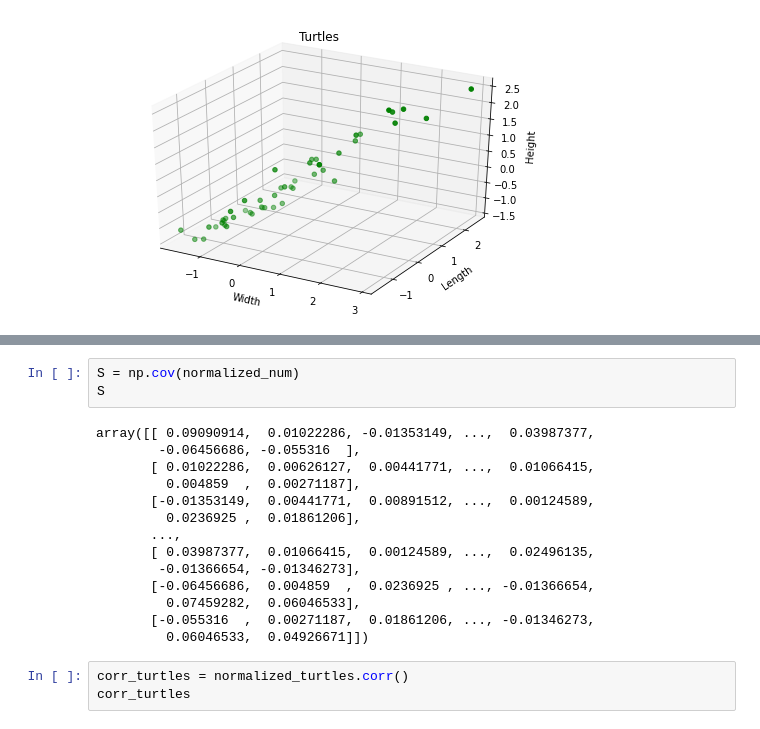
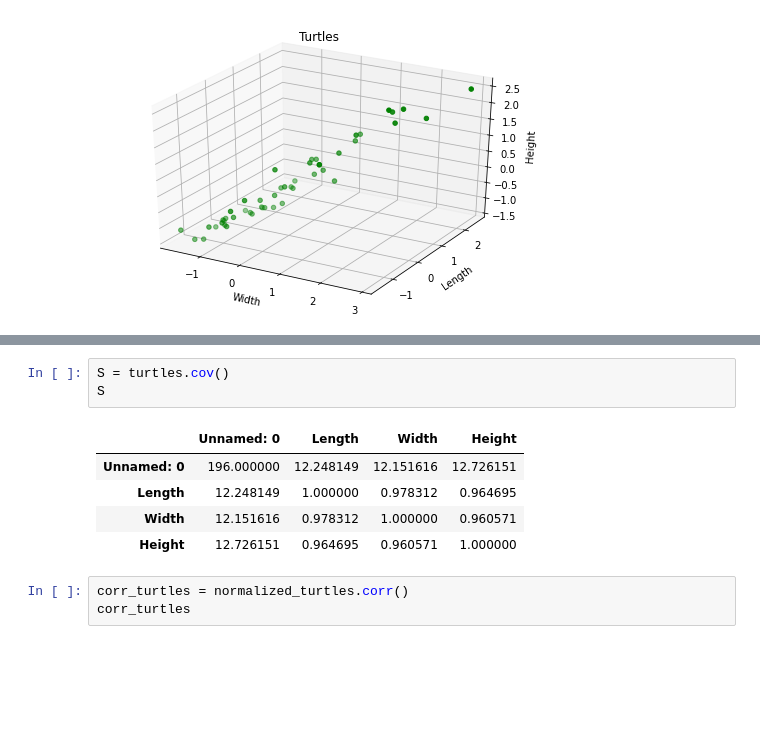
Before and after one commit to guidodinello/Modelos-Estadisticos-para-Regresion-y-Clasificacion, a Jupyter notebook: PCA.ipynb, the cells around one changed output, grey strips where cells are left out. Cells and saved outputs as stored; diff of their text form; blank space fills up the shorter version.

```diff
--- a/PCA.ipynb
+++ b/PCA.ipynb
@@ -56,22 +56,14 @@ normalized_turtles.Height[0]
 # %% [output]
 -1.1120593796651308
 # %%
-S = np.cov(normalized_num)
+S = turtles.cov()
 S
 # %% [output]
-array([[ 0.09090914,  0.01022286, -0.01353149, ...,  0.03987377,
-        -0.06456686, -0.055316  ],
-       [ 0.01022286,  0.00626127,  0.00441771, ...,  0.01066415,
-         0.004859  ,  0.00271187],
-       [-0.01353149,  0.00441771,  0.00891512, ...,  0.00124589,
-         0.0236925 ,  0.01861206],
-       ...,
-       [ 0.03987377,  0.01066415,  0.00124589, ...,  0.02496135,
-        -0.01366654, -0.01346273],
-       [-0.06456686,  0.004859  ,  0.0236925 , ..., -0.01366654,
-         0.07459282,  0.06046533],
-       [-0.055316  ,  0.00271187,  0.01861206, ..., -0.01346273,
-         0.06046533,  0.04926671]])
+|  | Unnamed: 0 | Length | Width | Height |
+| Unnamed: 0 | 196.000000 | 12.248149 | 12.151616 | 12.726151 |
+| Length | 12.248149 | 1.000000 | 0.978312 | 0.964695 |
+| Width | 12.151616 | 0.978312 | 1.000000 | 0.960571 |
+| Height | 12.726151 | 0.964695 | 0.960571 | 1.000000 |
 # %%
 corr_turtles = normalized_turtles.corr()
 corr_turtles
```
Also changed, not shown: parts of 2 cells of this notebook.
